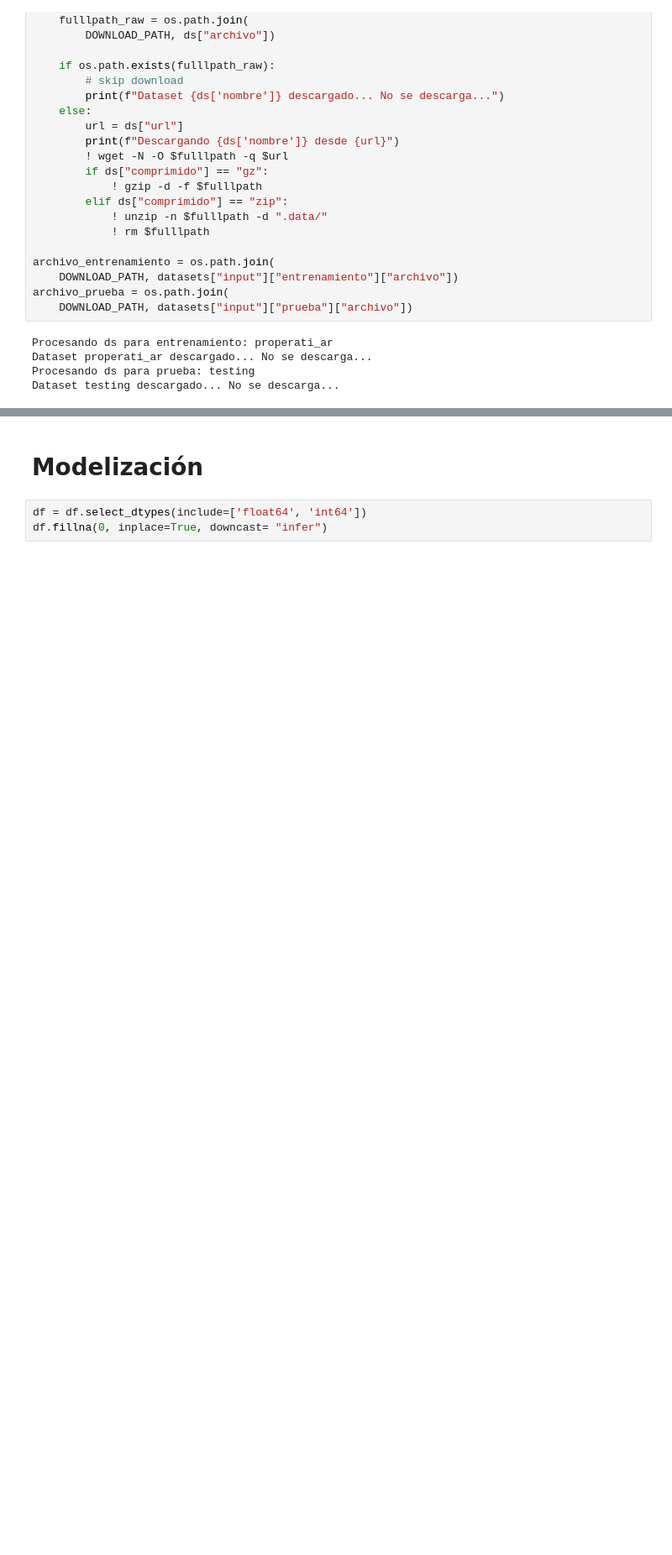
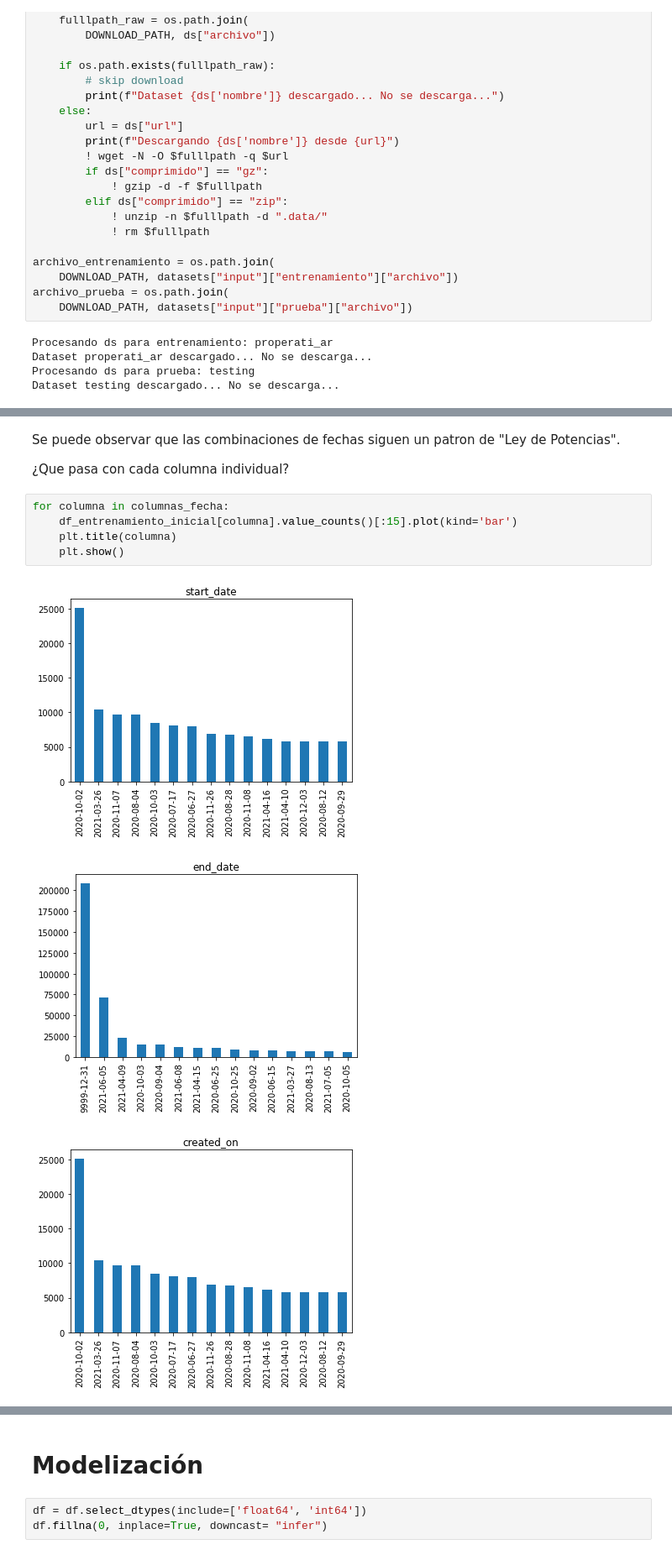
Before and after one commit to tomasdelvechio/precio-propiedades-md-2022, a Jupyter notebook: prediccion-precios-2022-md.ipynb, the cells around one changed output, grey strips where cells are left out. Shown at 84% size. Cells and saved outputs as stored; diff of their text form; blank space fills up the shorter version.

```diff
--- a/prediccion-precios-2022-md.ipynb
+++ b/prediccion-precios-2022-md.ipynb
@@ -124,0 +358,13 @@ df.shape
+# %% [markdown]
+Se puede observar que las combinaciones de fechas siguen un patron de "Ley de Potencias".
+
+¿Que pasa con cada columna individual?
+# %%
+for columna in columnas_fecha:
+    df_entrenamiento_inicial[columna].value_counts()[:15].plot(kind='bar')
+    plt.title(columna)
+    plt.show()
+# %% [output]
+[figure, added]
+[figure, added]
+[figure, added]
```
Also changed, not shown: parts of 38 cells of this notebook, 2 other files.
